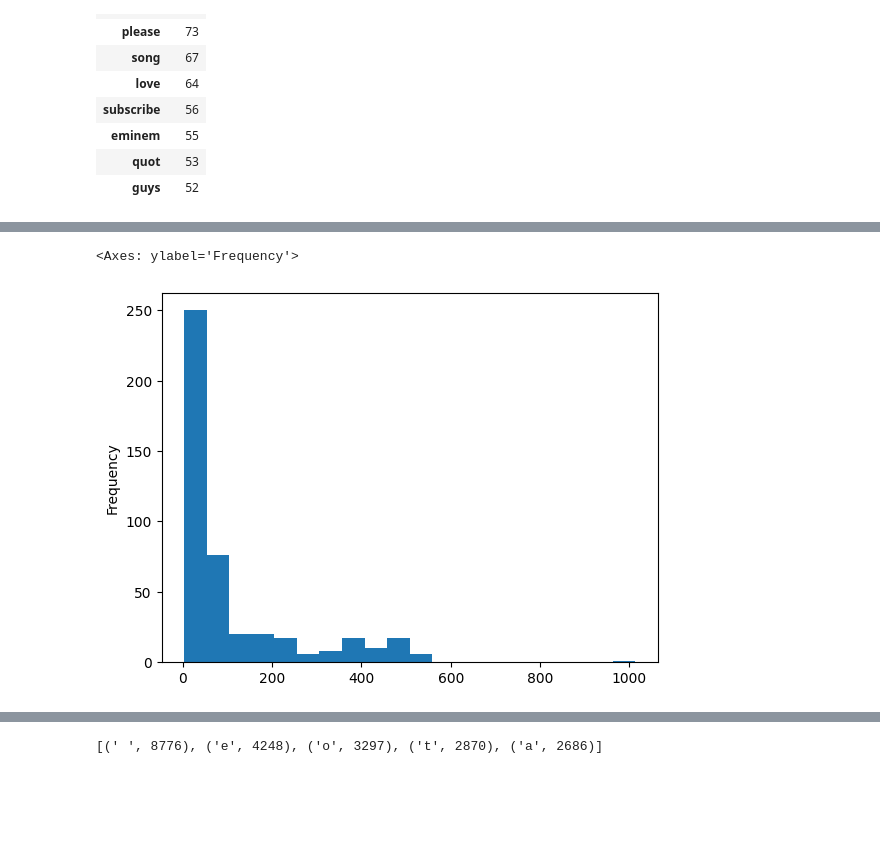
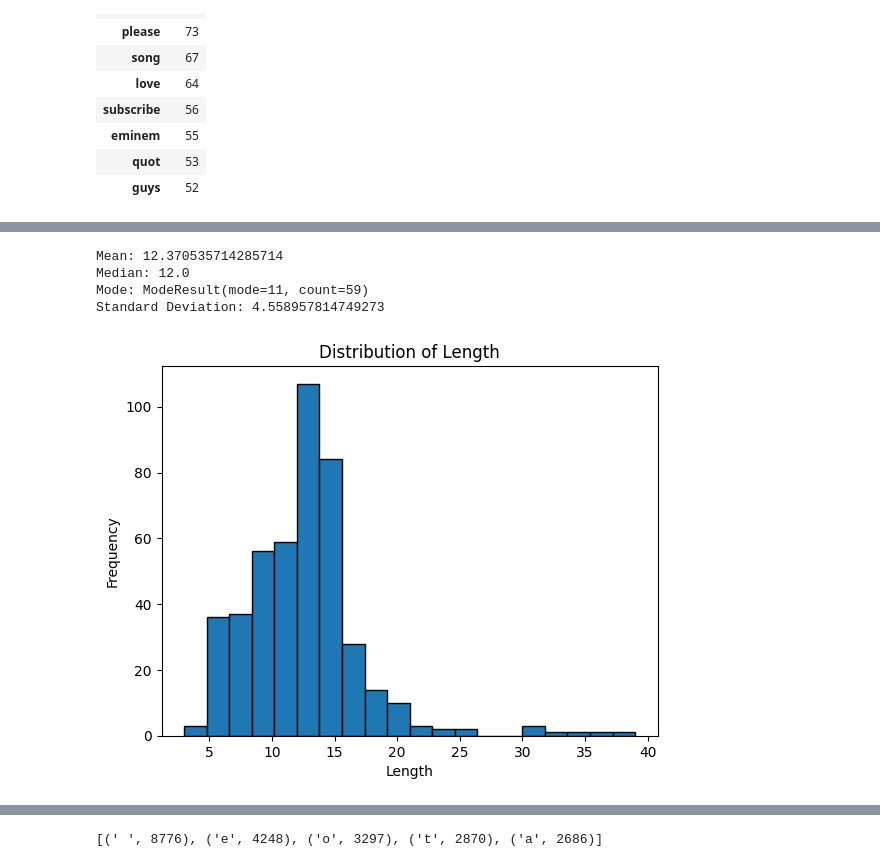
Before and after one commit to KeerthiR02/TextBasedAnalysis, a Jupyter notebook: Midterm (2).ipynb, the cells around one changed output, grey strips where cells are left out. Saved outputs shown, nothing was run; the diff lists cells and outputs as text; code cells hidden in the pictures; blank space fills up the shorter version.

```diff
--- a/Midterm (2).ipynb
+++ b/Midterm (2).ipynb
@@ -83,5 +84,7 @@ freq_df.head(10)
 | quot | 53 |
 | guys | 52 |
 # %%
+#Question 2
+df['length'] = df['AUTHOR'].str.len()
 
-df['length'] = df['text'].str.len()
+df.describe()
@@ -87,0 +120,5 @@ df['length'] = df['text'].str.len()
+# %%
+df['CLASS'] = df['CLASS'].fillna('unknown')
+df['AUTHOR'] = df['AUTHOR'].fillna('unknown')
+
+df.isna().sum()
@@ -87,0 +134,4 @@ df['length'] = df['text'].str.len()
+# %%
+df['DATE']=df['DATE'].str.upper()
+df['AUTHOR']=df['AUTHOR'].str.upper()
+df['COMMENT_ID'] = df['COMMENT_ID'].str.upper()
@@ -88,5 +149,39 @@ df['length'] = df['text'].str.len()
+# %%
+import pandas as pd
+from scipy import stats
+
+# Assuming the cleaned data is stored in a DataFrame called 'df'
+# and the column of interest is 'numeric_column'
+
+# Mean
+mean_value = df['length'].mean()
+print("Mean:", mean_value)
+
+# Median
+median_value = df['length'].median()
+print("Median:", median_value)
+
+# Mode
+mode_value = stats.mode(df['length'])
+print("Mode:", mode_value)
+
+# Standard Deviation
+std_dev = df['length'].std()
+print("Standard Deviation:", std_dev)
+# %% [output]
+Mean: 12.370535714285714
+Median: 12.0
+Mode: ModeResult(mode=11, count=59)
+Standard Deviation: 4.558957814749273
 # %%
-df['length'].plot(kind='hist', bins=20)
+#DATA VISUALIZATION
+import matplotlib.pyplot as plt
+
+# Assuming df is your DataFrame
+df['length'].plot(kind='hist', bins=20, edgecolor='black')
+plt.xlabel('Length')
+plt.ylabel('Frequency')
+plt.title('Distribution of Length')
+plt.show()
 # %% [output]
-<Axes: ylabel='Frequency'>
-[figure, old version]
+[figure, new version]
```
Also changed, not shown: parts of 23 cells of this notebook.
